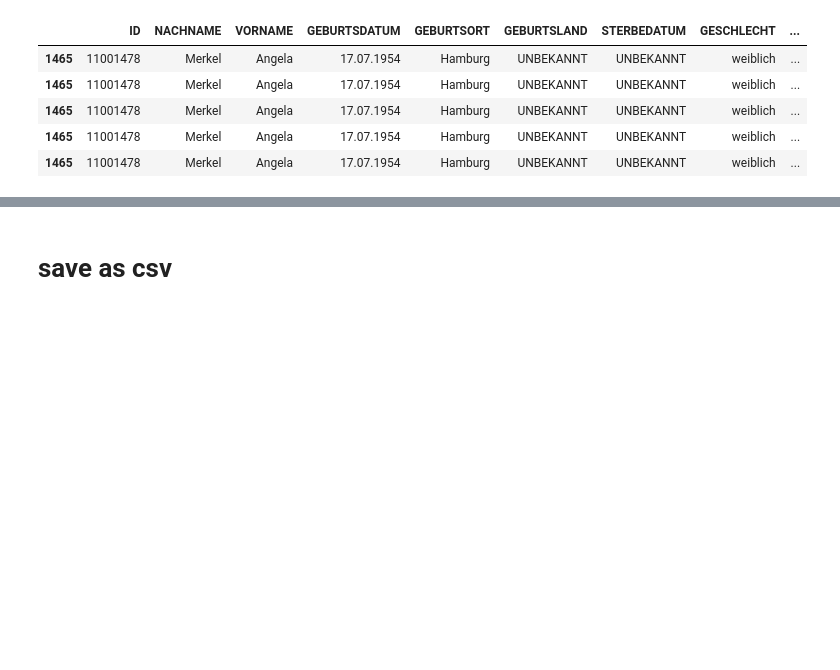
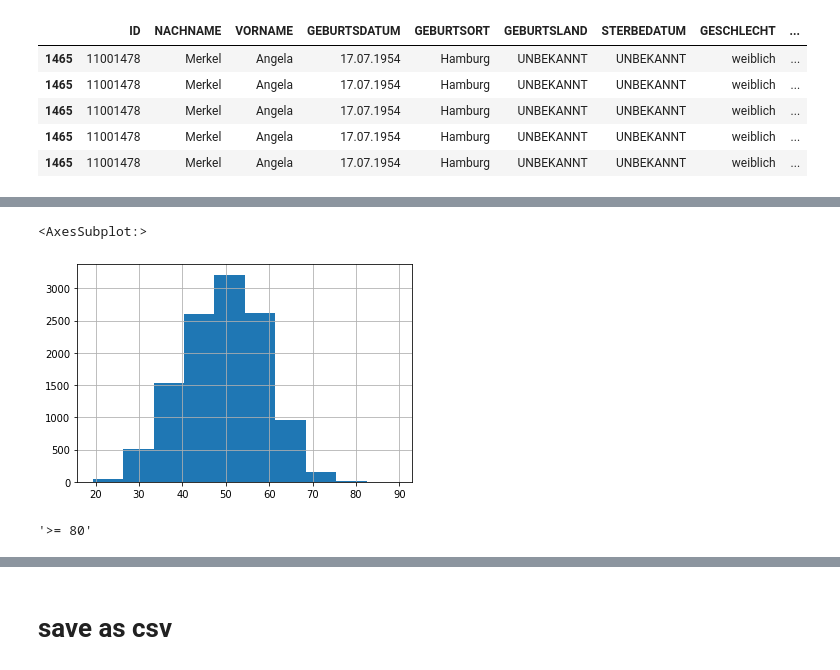
Before and after one commit to mrs-curi0sity/bundestag-mining, a Jupyter notebook: Parse_Stammdaten.ipynb, the cells around one changed output, grey strips where cells are left out. Cells and saved outputs as stored; diff of their text form; code cells hidden in the pictures; blank space fills up the shorter version.

```diff
--- a/Parse_Stammdaten.ipynb
+++ b/Parse_Stammdaten.ipynb
@@ -528,0 +580,3 @@ df_mdb_wp[df_mdb_wp.NACHNAME == 'Merkel'].head()
+# %%
+df_wp_startdaten = pd.read_csv('data/wp_startdaten.csv', index_col=0)
+df_wp_startdaten
@@ -528,0 +601,12 @@ df_mdb_wp[df_mdb_wp.NACHNAME == 'Merkel'].head()
+# %%
+df_wp_startdaten['START_DATE'] = pd.to_datetime(df_wp_startdaten['START_DATE'])
+# %%
+df_mdb_wp = df_mdb_wp.join(df_wp_startdaten, on='WP')
+# %%
+df_mdb_wp['START_DATE'] = pd.to_datetime(df_mdb_wp['START_DATE'])
+df_mdb_wp['GEBURTSDATUM'] = pd.to_datetime(df_mdb_wp['GEBURTSDATUM'])
+# %%
+df_mdb_wp['START_AGE_IN_YEARS'].hist()
+# %% [output]
+<AxesSubplot:>
+[figure, added]
@@ -528,0 +627,4 @@ df_mdb_wp[df_mdb_wp.NACHNAME == 'Merkel'].head()
+# %%
+match_age(80)
+# %% [output]
+'>= 80'
```
Also changed, not shown: parts of 39 cells of this notebook, 1 other file.
